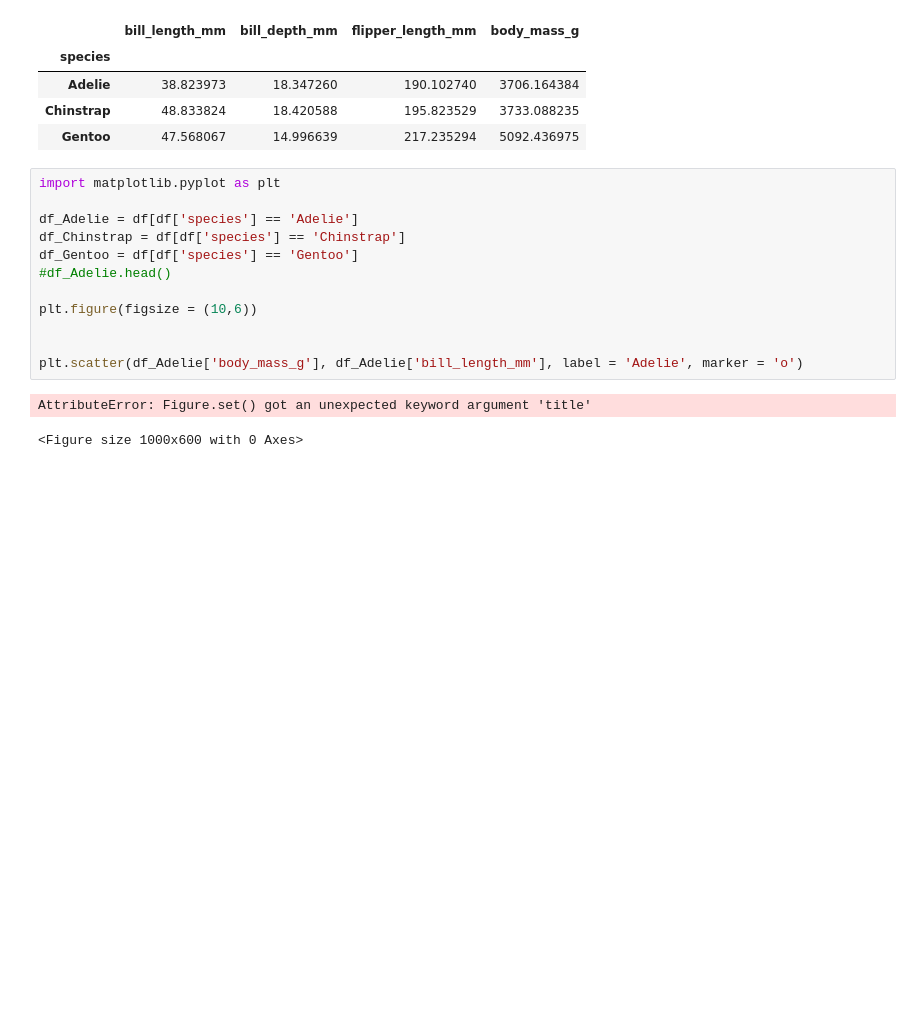
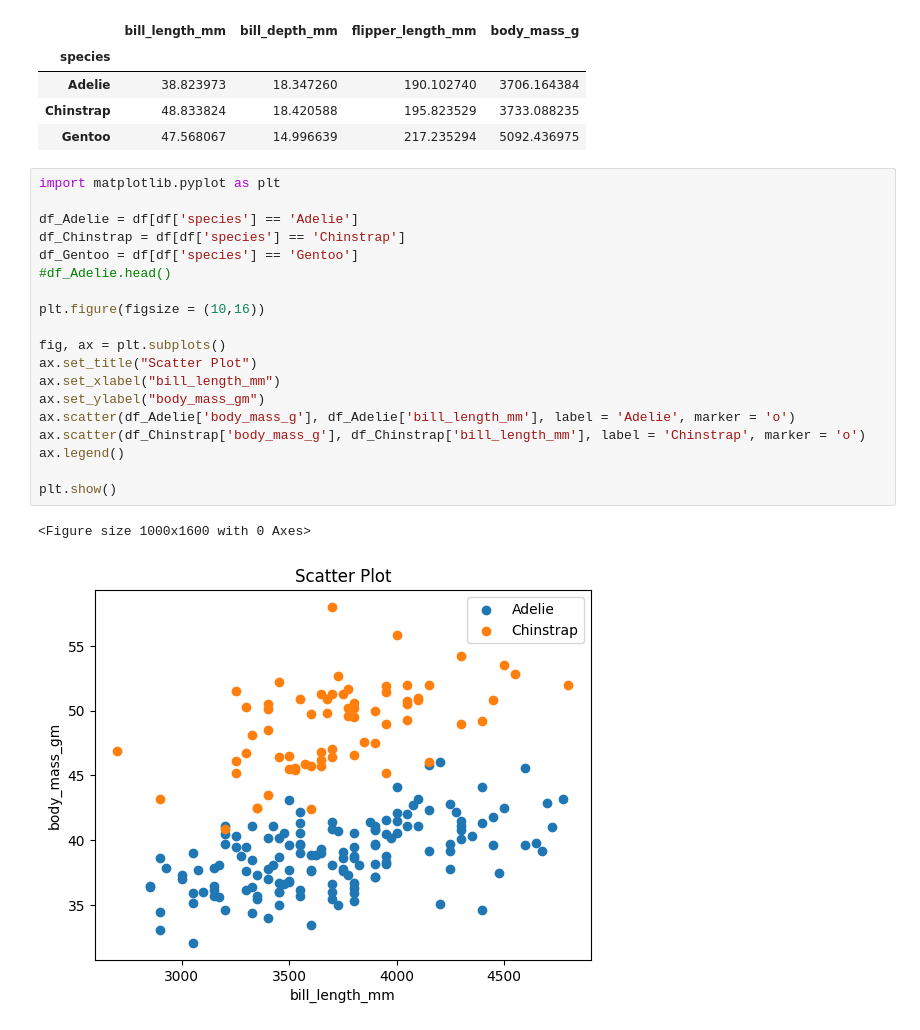
Before and after one commit to HriddhiDoley/La-Trobe---Python-, a Jupyter notebook: Practice_Exam_La.ipynb, the cells around one changed output. Saved outputs shown, nothing was run; the diff lists cells and outputs as text; blank space fills up the shorter version.

```diff
--- a/Practice_Exam_La.ipynb
+++ b/Practice_Exam_La.ipynb
@@ -273,15 +305,22 @@ df.groupby('species')[df.select_dtypes(include = 'number').columns].mean()
 # %%
 import matplotlib.pyplot as plt
 
 df_Adelie = df[df['species'] == 'Adelie']
 df_Chinstrap = df[df['species'] == 'Chinstrap']
 df_Gentoo = df[df['species'] == 'Gentoo']
 #df_Adelie.head()
 
-plt.figure(figsize = (10,6))
+plt.figure(figsize = (10,16))
 
+fig, ax = plt.subplots()
+ax.set_title("Scatter Plot")
+ax.set_xlabel("bill_length_mm")
+ax.set_ylabel("body_mass_gm")
+ax.scatter(df_Adelie['body_mass_g'], df_Adelie['bill_length_mm'], label = 'Adelie', marker = 'o')
+ax.scatter(df_Chinstrap['body_mass_g'], df_Chinstrap['bill_length_mm'], label = 'Chinstrap', marker = 'o')
+ax.legend()
 
-plt.scatter(df_Adelie['body_mass_g'], df_Adelie['bill_length_mm'], label = 'Adelie', marker = 'o')
+plt.show()
 # %% [output]
-AttributeError: Figure.set() got an unexpected keyword argument 'title'
+<Figure size 1000x1600 with 0 Axes>
-<Figure size 1000x600 with 0 Axes>
+[figure, added]
```
Also changed, not shown: parts of 7 cells of this notebook.
